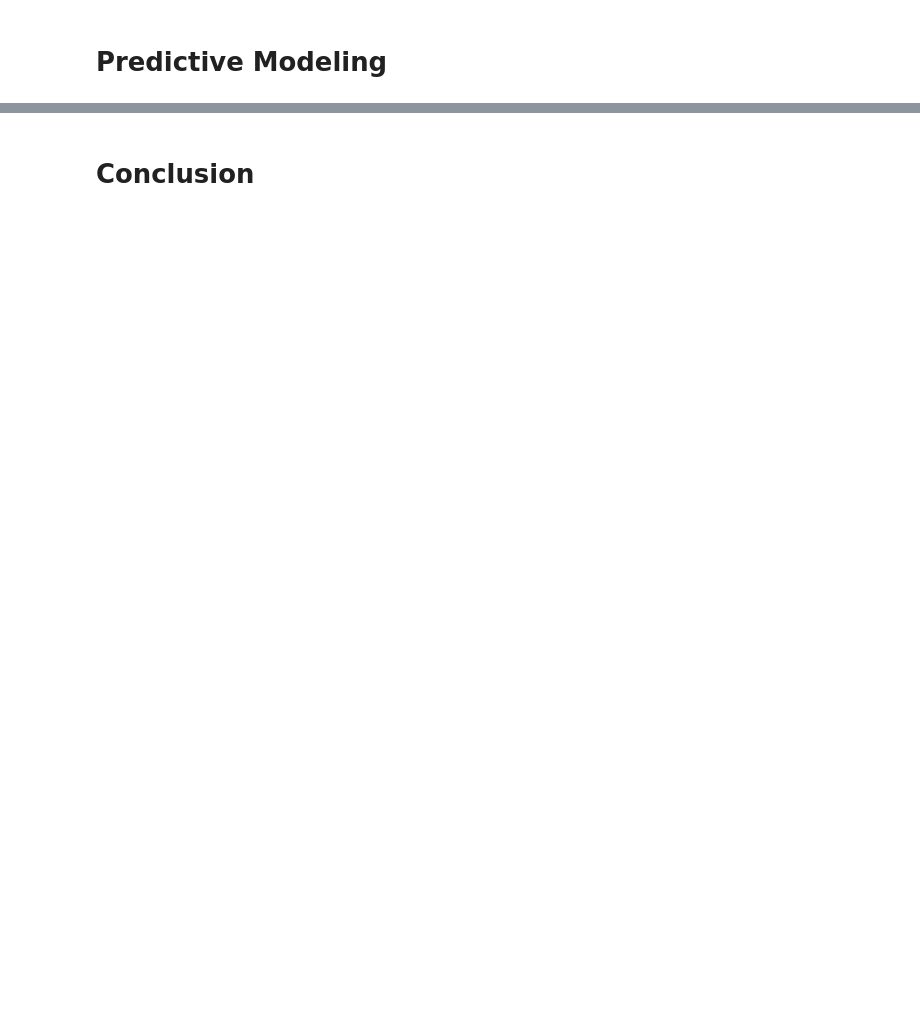
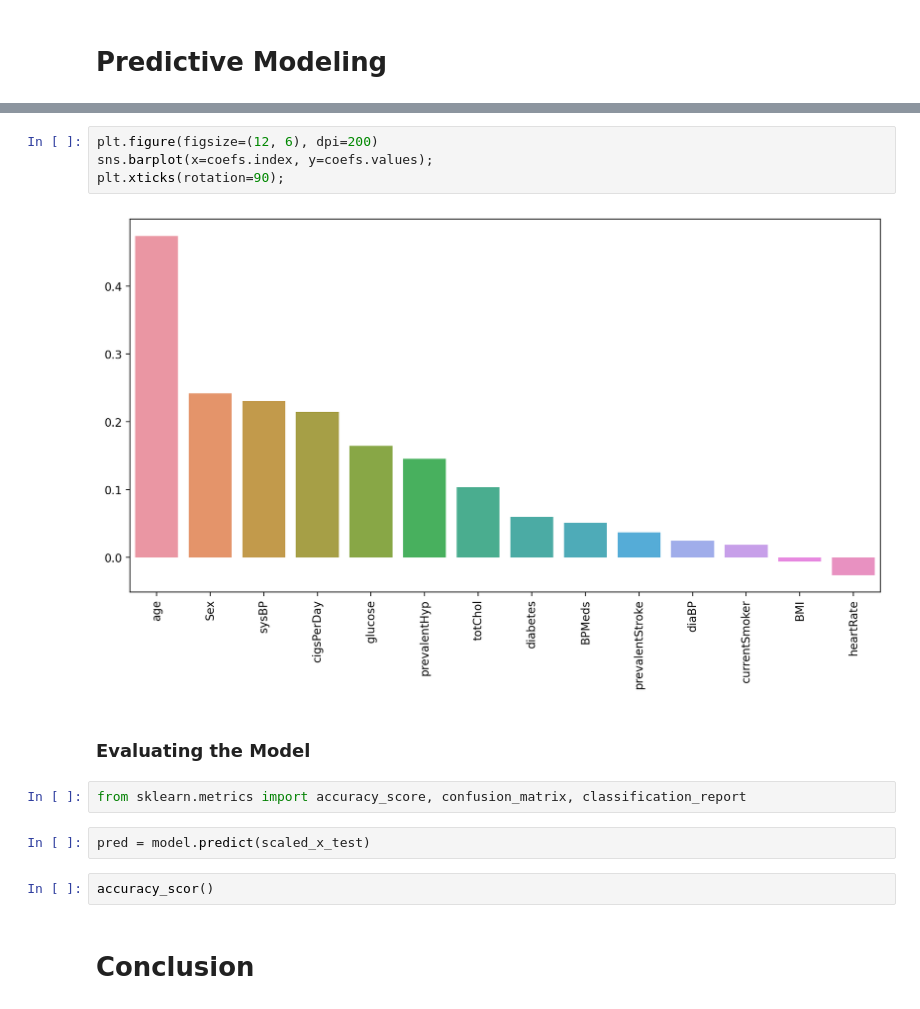
Before and after one commit to nawafalhu/HEART-DISEASE-PREDICTION, a Jupyter notebook: Heart-Disease.ipynb, the cells around one changed output, grey strips where cells are left out. Saved outputs shown, nothing was run; the diff lists cells and outputs as text; blank space fills up the shorter version.

Commit message:
Evaluating the Model

```diff
--- a/Heart-Disease.ipynb
+++ b/Heart-Disease.ipynb
@@ -503,3 +497,17 @@ pred = model.predict(scaled_x_test)
+# %%
+plt.figure(figsize=(12, 6), dpi=200)
+sns.barplot(x=coefs.index, y=coefs.values);
+plt.xticks(rotation=90);
+# %% [output]
+[figure, added]
+# %% [markdown]
+### Evaluating the Model
+# %%
+from sklearn.metrics import accuracy_score, confusion_matrix, classification_report
+# %%
+pred = model.predict(scaled_x_test)
+# %%
+accuracy_scor()
 # %% [markdown]
 <a id='Conclusion'></a>
 # Conclusion
```
Also changed, not shown: parts of 63 cells of this notebook.
